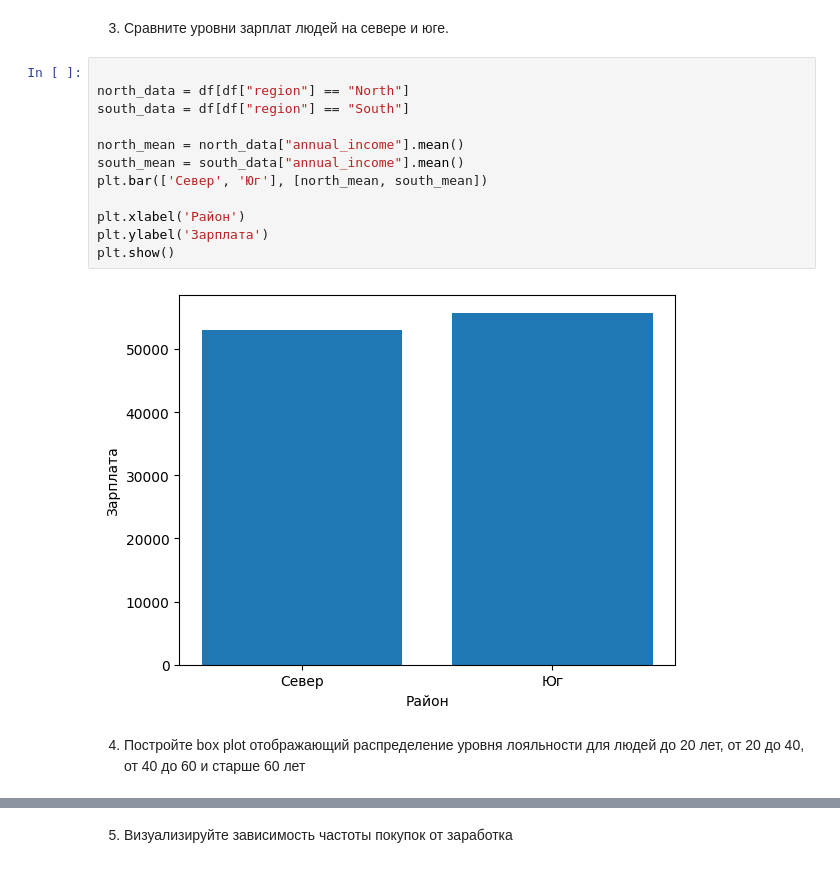
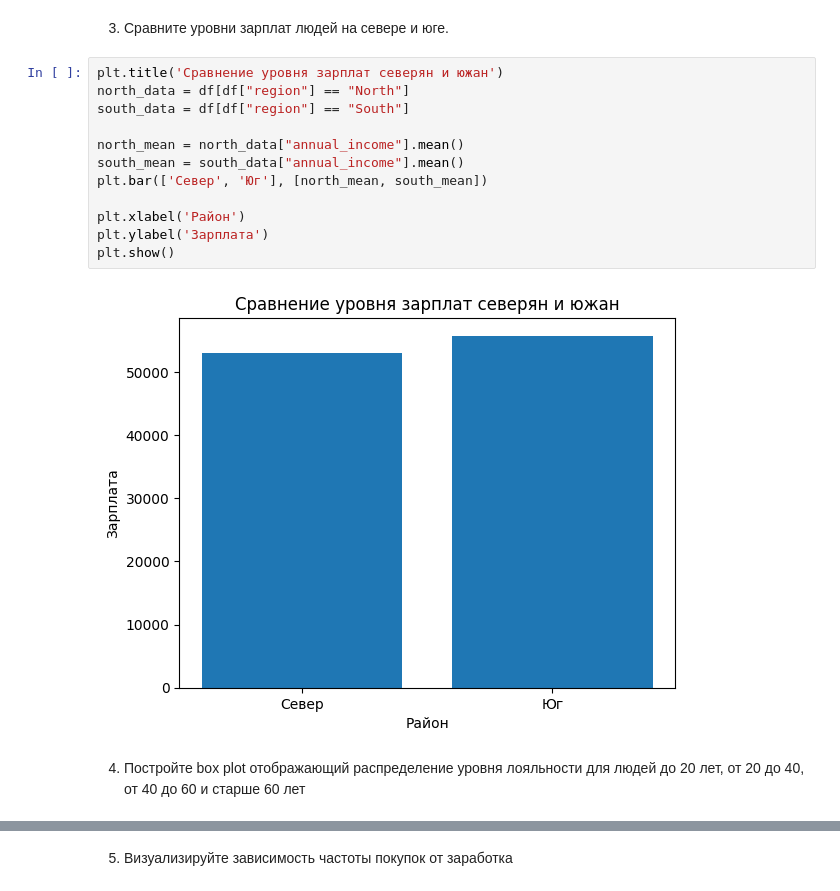
Before and after one commit to zloyaloha/ML, a Jupyter notebook: lab1.ipynb, the cells around one changed output, grey strips where cells are left out. Saved outputs shown, nothing was run; the diff lists cells and outputs as text.

```diff
--- a/lab1.ipynb
+++ b/lab1.ipynb
@@ -325,19 +325,19 @@ plt.show()
 # %% [markdown]
 3. Сравните уровни зарплат людей на севере и юге.
 # %%
-
+plt.title('Сравнение уровня зарплат северян и южан')
 north_data = df[df["region"] == "North"]
 south_data = df[df["region"] == "South"]
 
 north_mean = north_data["annual_income"].mean()
 south_mean = south_data["annual_income"].mean()
 plt.bar(['Север', 'Юг'], [north_mean, south_mean])
 
 plt.xlabel('Район')
 plt.ylabel('Зарплата')
 plt.show()
 # %% [output]
-[figure, old version]
+[figure, new version]
-# %% [markdown]
-4. Постройте box plot отображающий распределение уровня лояльности для людей до 20 лет, от 20 до 40, от 40 до 60 и старше 60 лет
+# %% [markdown]
+4. Постройте box plot отображающий распределение уровня лояльности для людей до 20 лет, от 20 до 40, от 40 до 60 и старше 60 лет
 # %%
```
Also changed, not shown: parts of 7 cells of this notebook.
